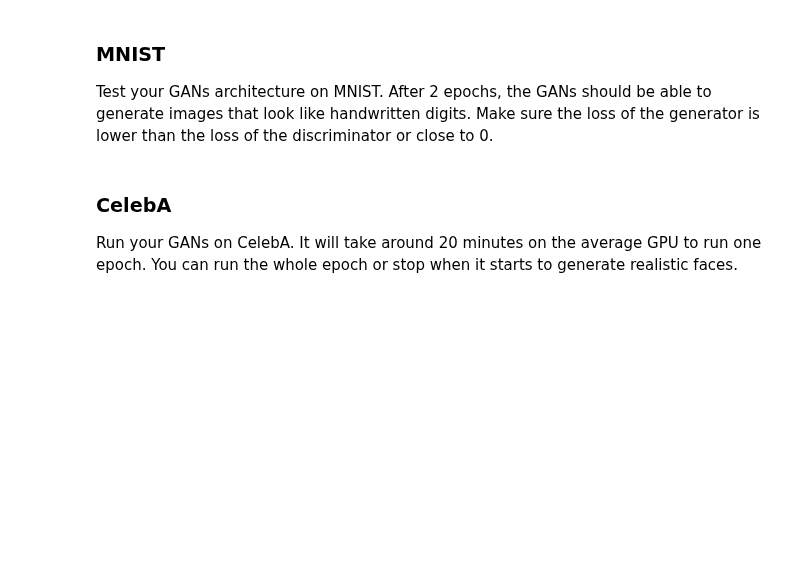
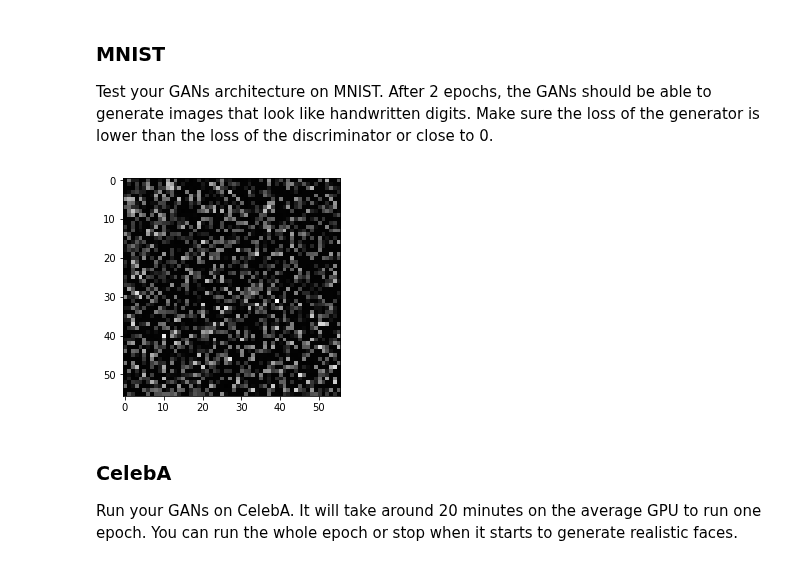
Before and after one commit to mzaradzki/umooc, a Jupyter notebook: face_generation/dlnd_face_generation.ipynb, the cells around one changed output. Cells and saved outputs as stored; diff of their text form; code cells hidden in the pictures; blank space fills up the shorter version.

Commit message:
improvements to training loop

```diff
--- a/face_generation/dlnd_face_generation.ipynb
+++ b/face_generation/dlnd_face_generation.ipynb
@@ -343,8 +343,10 @@ def train(epoch_count, batch_size, z_dim, learning_rate, beta1, get_batches, dat
     with tf.Session() as sess:
         sess.run(tf.global_variables_initializer())
         for epoch_i in range(epoch_count):
+            c = 0
             for batch_images in get_batches(batch_size):
                 # TODO: Train Model
+
                 #print(batch_images.shape)
 
                 # Get images, reshape and rescale to pass to D
@@ -361,48 +363,58 @@ def train(epoch_count, batch_size, z_dim, learning_rate, beta1, get_batches, dat
                 _ = sess.run(g_train_opt, feed_dict={input_z: batch_z,
                                                      lr: learning_rate})
 
+                if (c % 100 == 0):
+                    show_generator_output(sess,
+                                          4,
+                                          input_z,
+                                          data_shape[3],
+                                          data_image_mode)
+                c+= 1
+
 
             # At the end of each epoch, get the losses and print them out
             train_loss_d = sess.run(d_loss, {input_z: batch_z, input_real: batch_images})
             train_loss_g = g_loss.eval({input_z: batch_z})
 
-            print("Epoch {}/{}...".format(e+1, epochs),
+            print("Epoch {}/{}...".format(epoch_i+1, epochs),
                   "Discriminator Loss: {:.4f}...".format(train_loss_d),
                   "Generator Loss: {:.4f}".format(train_loss_g))
             # Save losses to view after training
-            losses.append((train_loss_d, train_loss_g))
+            #losses.append((train_loss_d, train_loss_g))
 
-            # Sample from generator as we're training for viewing afterwards
-            sample_z = np.random.uniform(-1, 1, size=(16, z_size))
+            '''# Sample from generator as we're training for viewing afterwards
+            sample_z = np.random.uniform(-1, 1, size=(16, z_dim))
             gen_samples = sess.run(
-                           generator(input_z, input_size, reuse=True),
+                           generator(input_z, out_channel_dim, is_train=False),
                            feed_dict={input_z: sample_z})
             samples.append(gen_samples)
-            saver.save(sess, './checkpoints/generator.ckpt')
+            saver.save(sess, './checkpoints/generator.ckpt')'''
 
 
     # Save training generator samples
-    with open('train_samples.pkl', 'wb') as f:
-        pkl.dump(samples, f)
+    #with open('train_samples.pkl', 'wb') as f:
+    #    pkl.dump(samples, f)
 # %% [markdown]
 ### MNIST
 Test your GANs architecture on MNIST.  After 2 epochs, the GANs should be able to generate images that look like handwritten digits.  Make sure the loss of the generator is lower than the loss of the discriminator or close to 0.
 # %%
 batch_size = 128
 z_dim = 100
 learning_rate = 0.005
 beta1 = 0.90
 
 
 """
 DON'T MODIFY ANYTHING IN THIS CELL THAT IS BELOW THIS LINE
 """
-epochs = 2
+epochs = 1
 
 mnist_dataset = helper.Dataset('mnist', glob(os.path.join(data_dir, 'mnist/*.jpg')))
 with tf.Graph().as_default():
     train(epochs, batch_size, z_dim, learning_rate, beta1, mnist_dataset.get_batches,
           mnist_dataset.shape, mnist_dataset.image_mode)
+# %% [output]
+[figure, added]
 # %% [markdown]
 ### CelebA
 Run your GANs on CelebA.  It will take around 20 minutes on the average GPU to run one epoch.  You can run the whole epoch or stop when it starts to generate realistic faces.
```
